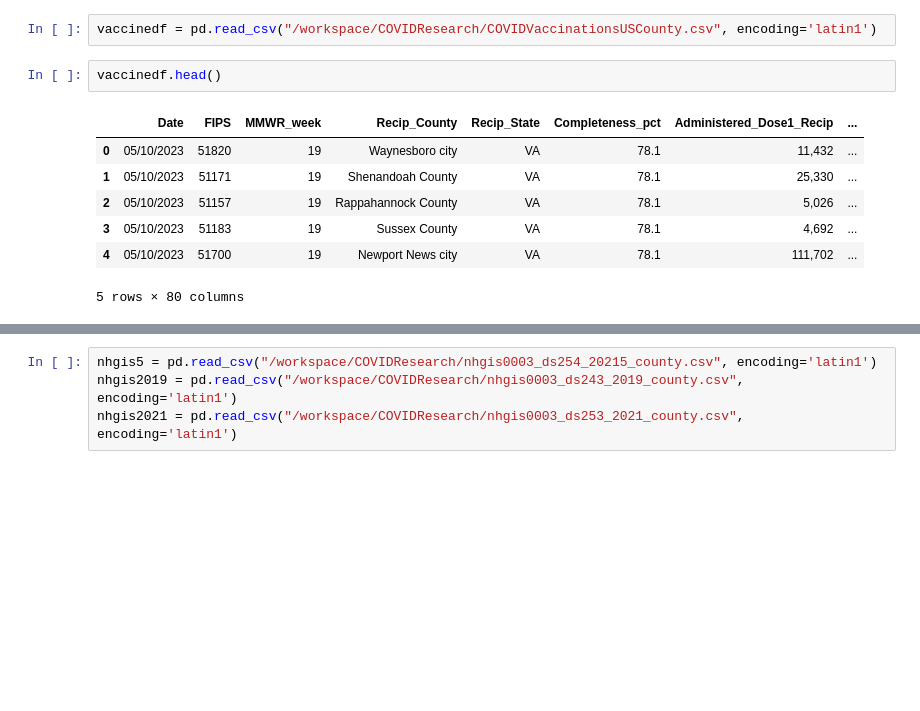
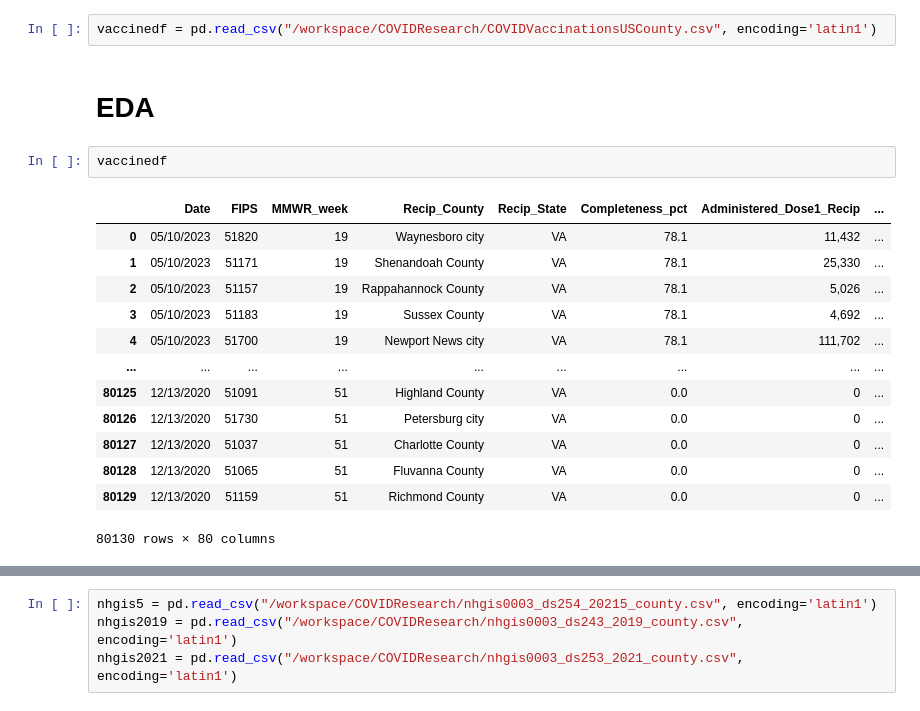
Before and after one commit to natchan19/COVIDResearch, a Jupyter notebook: DataCleaning.ipynb, the cells around one changed output, grey strips where cells are left out. Saved outputs shown, nothing was run; the diff lists cells and outputs as text; blank space fills up the shorter version.

```diff
--- a/DataCleaning.ipynb
+++ b/DataCleaning.ipynb
@@ -5,13 +5,21 @@ import matplotlib.pyplot as plt
 import seaborn as sns
 # %%
 vaccinedf = pd.read_csv("/workspace/COVIDResearch/COVIDVaccinationsUSCounty.csv", encoding='latin1')
+# %% [markdown]
+# EDA
 # %%
-vaccinedf.head()
+vaccinedf
 # %% [output]
 |  | Date | FIPS | MMWR_week | Recip_County | Recip_State | Completeness_pct | Administered_Dose1_Recip | ... |
 | 0 | 05/10/2023 | 51820 | 19 | Waynesboro city | VA | 78.1 | 11,432 | ... |
 | 1 | 05/10/2023 | 51171 | 19 | Shenandoah County | VA | 78.1 | 25,330 | ... |
 | 2 | 05/10/2023 | 51157 | 19 | Rappahannock County | VA | 78.1 | 5,026 | ... |
 | 3 | 05/10/2023 | 51183 | 19 | Sussex County | VA | 78.1 | 4,692 | ... |
 | 4 | 05/10/2023 | 51700 | 19 | Newport News city | VA | 78.1 | 111,702 | ... |
+| ... | ... | ... | ... | ... | ... | ... | ... | ... |
+| 80125 | 12/13/2020 | 51091 | 51 | Highland County | VA | 0.0 | 0 | ... |
+| 80126 | 12/13/2020 | 51730 | 51 | Petersburg city | VA | 0.0 | 0 | ... |
+| 80127 | 12/13/2020 | 51037 | 51 | Charlotte County | VA | 0.0 | 0 | ... |
+| 80128 | 12/13/2020 | 51065 | 51 | Fluvanna County | VA | 0.0 | 0 | ... |
+| 80129 | 12/13/2020 | 51159 | 51 | Richmond County | VA | 0.0 | 0 | ... |
-5 rows × 80 columns
+80130 rows × 80 columns
```
Also changed, not shown: parts of 13 cells of this notebook, 1 other file.
